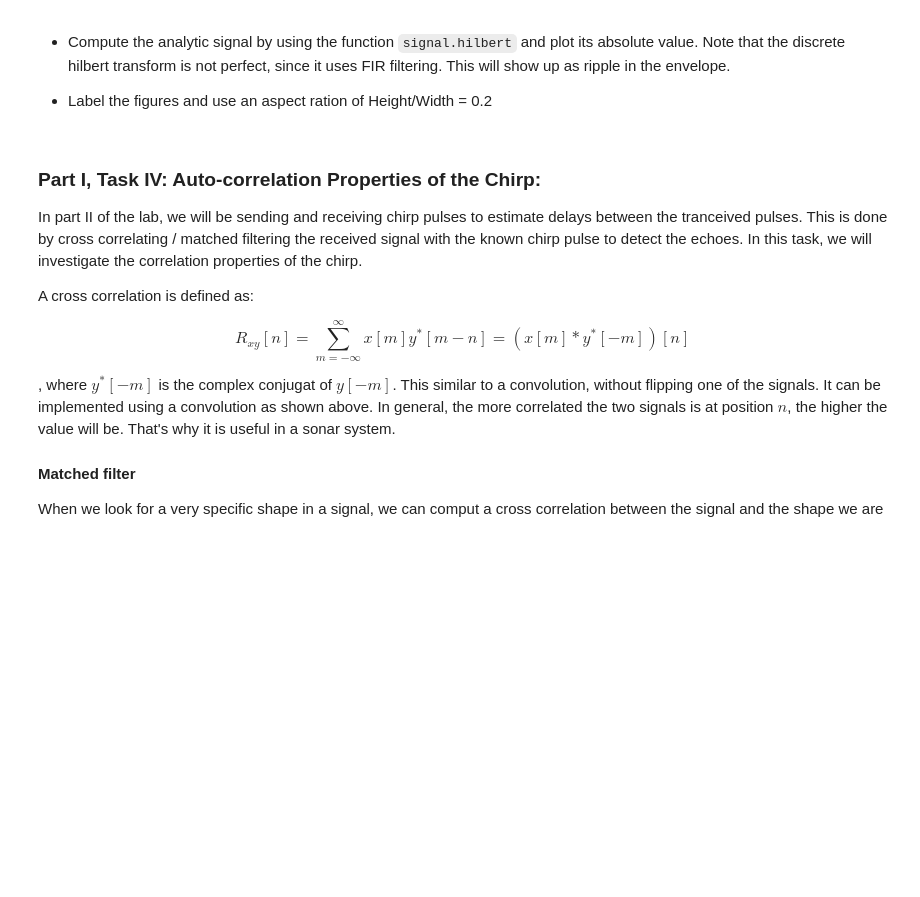
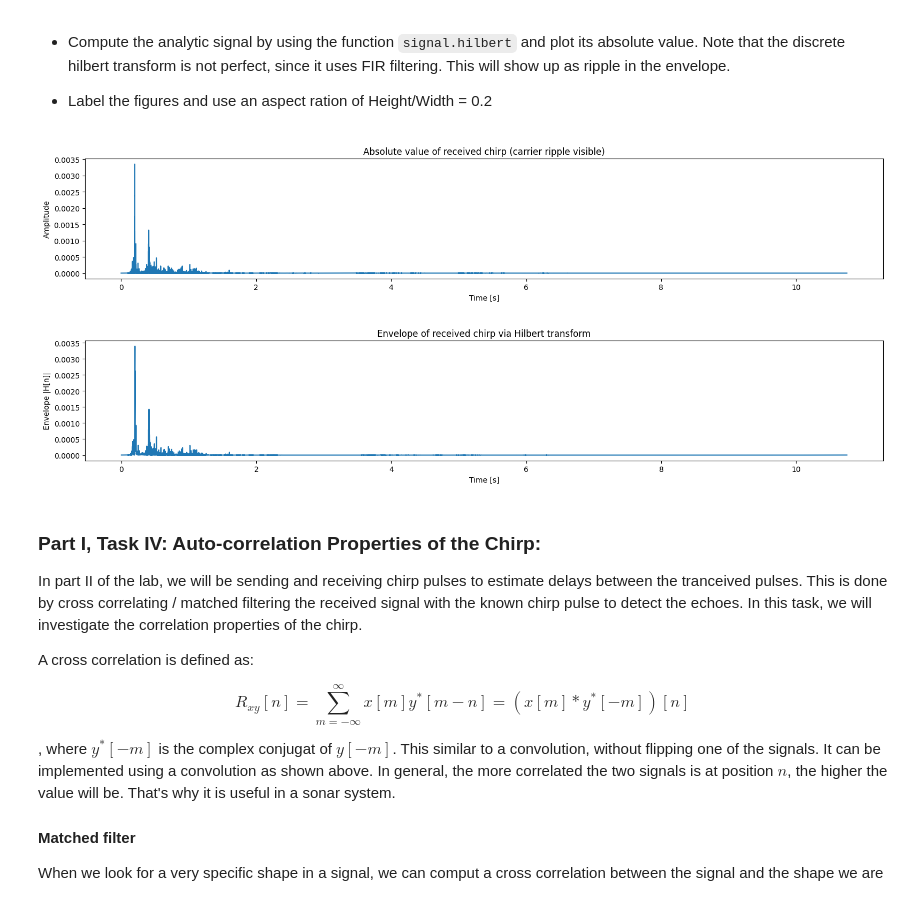
Before and after one commit to mtan0587/Air-Sonar, a Jupyter notebook: TimeDomain-Sonar-New.ipynb, the cells around one changed output. Drawn from its saved outputs; the diff is of its cells as text; code cells hidden in the pictures; blank space fills up the shorter version.

```diff
--- a/TimeDomain-Sonar-New.ipynb
+++ b/TimeDomain-Sonar-New.ipynb
@@ -340,3 +301,24 @@ fig1 = figure(figsize=(width,height))
+# %%
+width, height = figaspect(0.2)
+
+fig1 = figure(figsize=(width, height))
+plt.plot(t, np.abs(rcv_chirp))
+plt.title('Absolute value of received chirp (carrier ripple visible)')
+plt.xlabel('Time [s]')
+plt.ylabel('Amplitude')
+plt.tight_layout()
+
+fig2 = figure(figsize=(width, height))
+envelope = np.abs(signal.hilbert(rcv_chirp))
+plt.plot(t, envelope)
+plt.title('Envelope of received chirp via Hilbert transform')
+plt.xlabel('Time [s]')
+plt.ylabel('Envelope |H[n]|')
+plt.tight_layout()
+plt.show()
+# %% [output]
+[figure, added]
+[figure, added]
 # %% [markdown]
 ### Part I, Task IV: Auto-correlation Properties of the Chirp:
 
```
Also changed, not shown: parts of 6 cells of this notebook, 1 other file.
